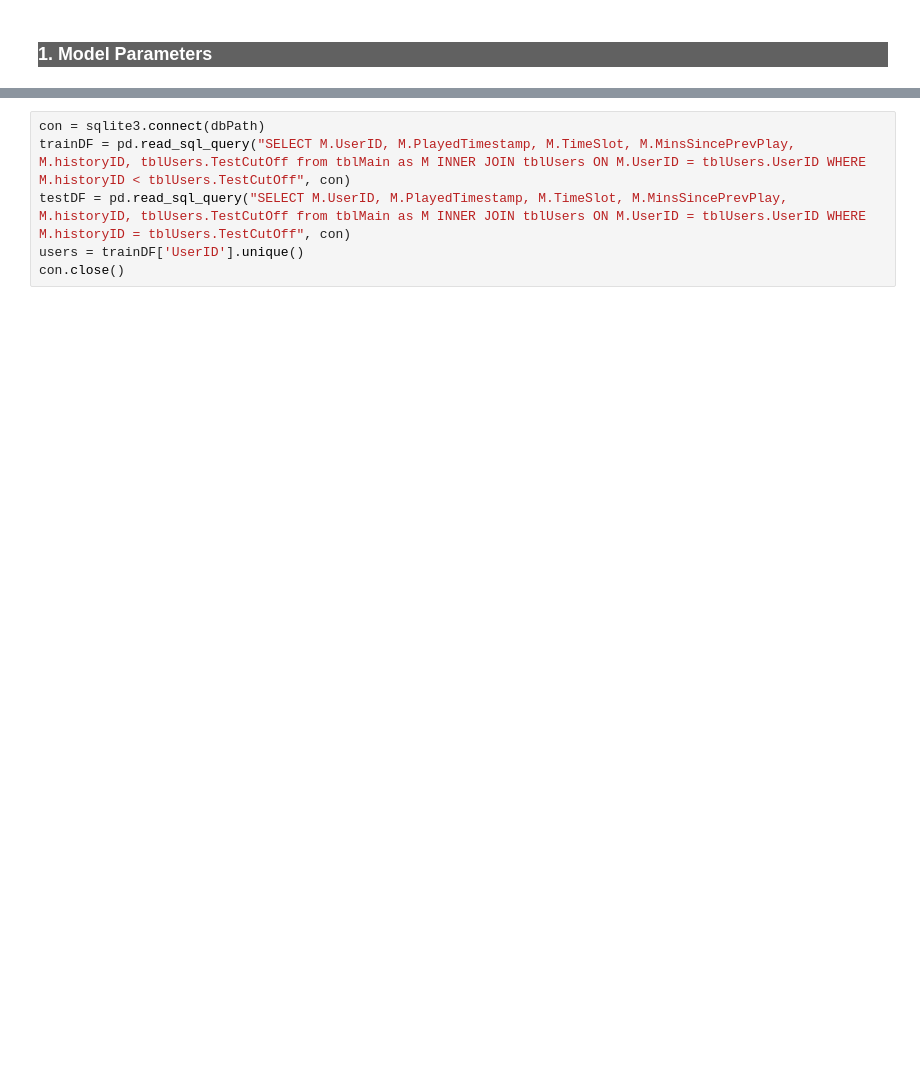
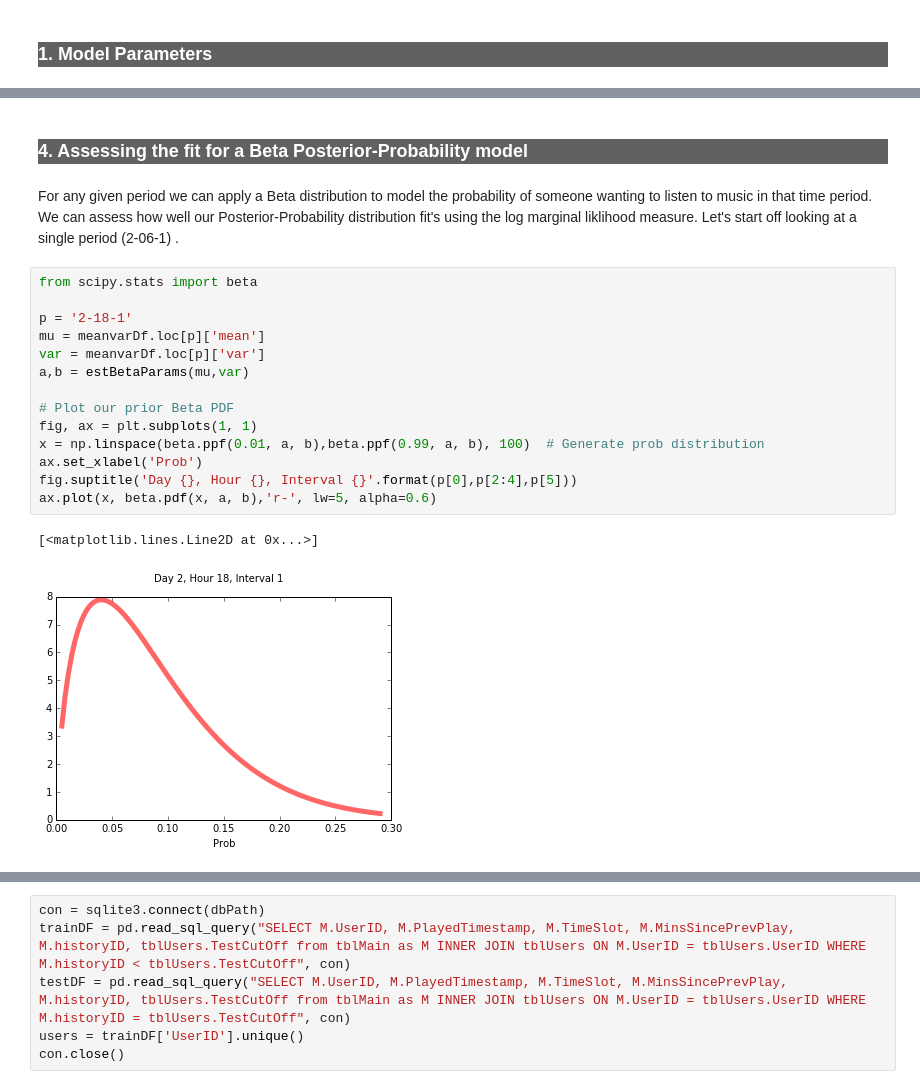
Before and after one commit to badrul1/EventPrediction, a Jupyter notebook: 5_mainmodel/2_NextPlayPrediction.ipynb, the cells around one changed output, grey strips where cells are left out. Cells and saved outputs as stored; diff of their text form; blank space fills up the shorter version.

```diff
--- a/5_mainmodel/2_NextPlayPrediction.ipynb
+++ b/5_mainmodel/2_NextPlayPrediction.ipynb
@@ -74,0 +178,21 @@ con.close()
+# %% [markdown]
+<h3 style="background-color:#616161;color:white">4. Assessing the fit for a Beta Posterior-Probability model
+# %% [markdown]
+For any given period we can apply a Beta distribution to model the probability of someone wanting to listen to music in that time period. We can assess how well our Posterior-Probability distribution fit's using the log marginal liklihood measure. Let's start off looking at a single period (2-06-1) .
+# %%
+from scipy.stats import beta
+
+p = '2-18-1'
+mu = meanvarDf.loc[p]['mean']
+var = meanvarDf.loc[p]['var']
+a,b = estBetaParams(mu,var)
+
+# Plot our prior Beta PDF
+fig, ax = plt.subplots(1, 1)
+x = np.linspace(beta.ppf(0.01, a, b),beta.ppf(0.99, a, b), 100)  # Generate prob distribution
+ax.set_xlabel('Prob')
+fig.suptitle('Day {}, Hour {}, Interval {}'.format(p[0],p[2:4],p[5]))
+ax.plot(x, beta.pdf(x, a, b),'r-', lw=5, alpha=0.6)
+# %% [output]
+[<matplotlib.lines.Line2D at 0x...>]
+[figure, added]
```
Also changed, not shown: parts of 29 cells of this notebook, 2 other files.
